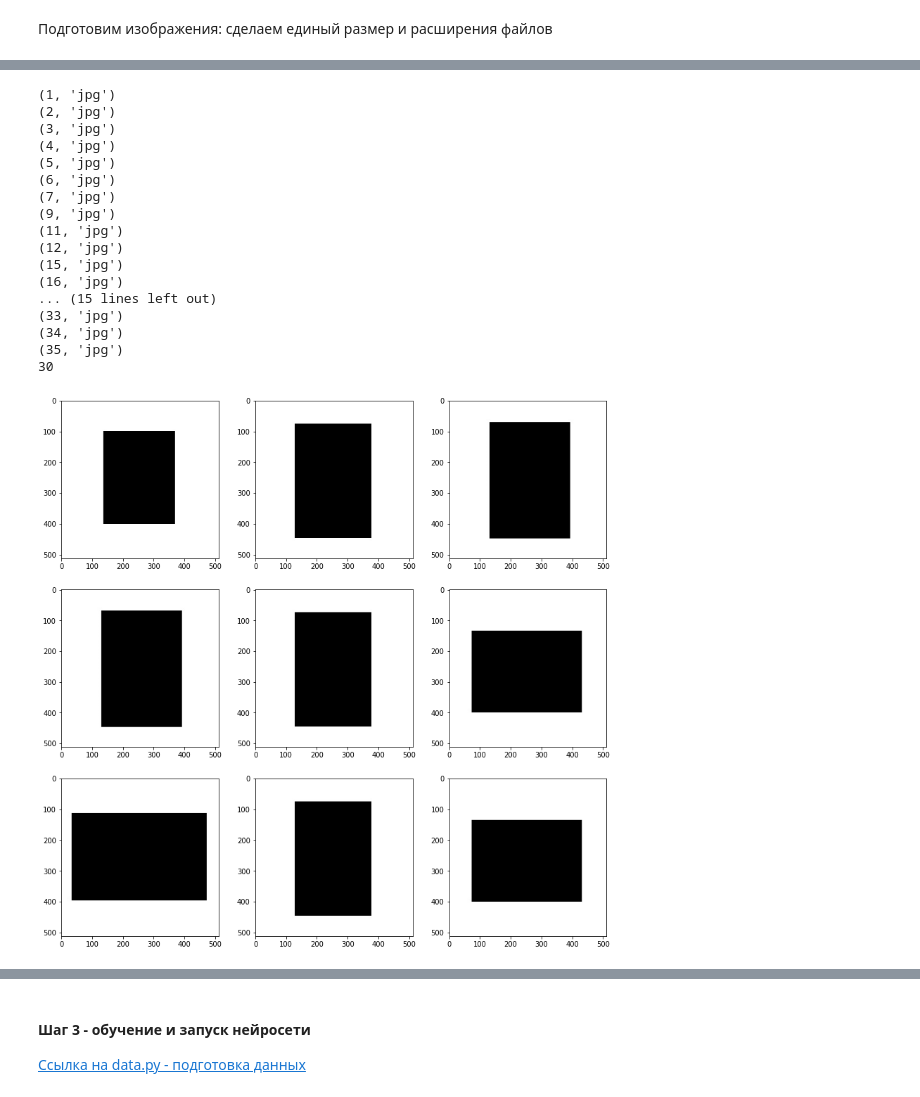
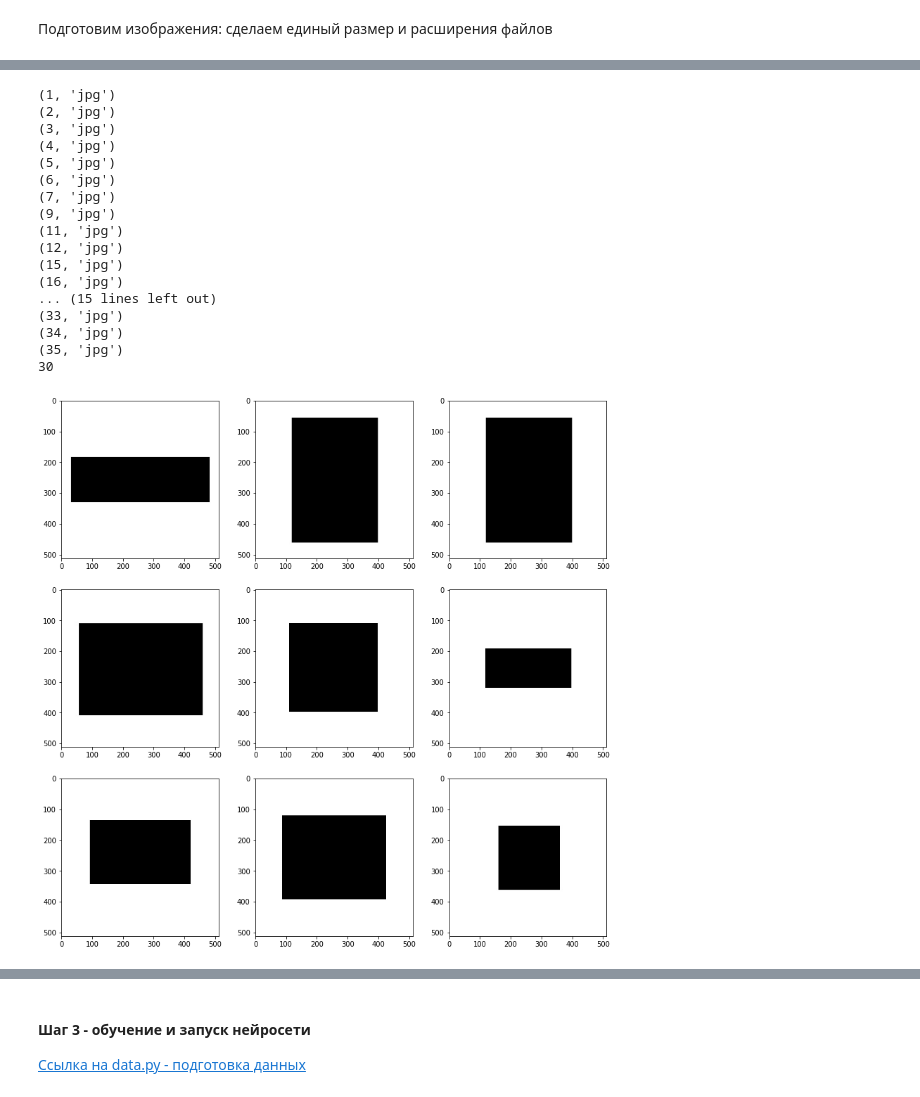
Before and after one commit to Alexflames/frame-detection, a Jupyter notebook: Unet_frame_detection.ipynb, the cells around one changed output, grey strips where cells are left out. Saved outputs shown, nothing was run; the diff lists cells and outputs as text; code cells hidden in the pictures.

```diff
--- a/Unet_frame_detection.ipynb
+++ b/Unet_frame_detection.ipynb
@@ -204,25 +188,25 @@ show_images("unet/data/train/image", X_images, random_index)
 # %%
-prepare_images("labels_dataset_unet_content_dirty2", "unet/data/train/label")
+prepare_images("labels_dataset_unet_content_dirty", "unet/data/train/label")
 show_images("unet/data/train/label", X_images, random_index)
 # %% [output]
 (1, 'jpg')
 (2, 'jpg')
 (3, 'jpg')
 (4, 'jpg')
 (5, 'jpg')
 (6, 'jpg')
 (7, 'jpg')
 (9, 'jpg')
 (11, 'jpg')
 (12, 'jpg')
 (15, 'jpg')
 (16, 'jpg')
 ... (15 lines left out)
 (33, 'jpg')
 (34, 'jpg')
 (35, 'jpg')
 30
-[figure, old version]
+[figure, new version]
 # %%
 prepare_images("test_dataset_unet", "unet/data/test")
 # %% [output]
```
Also changed, not shown: parts of 8 cells of this notebook.
